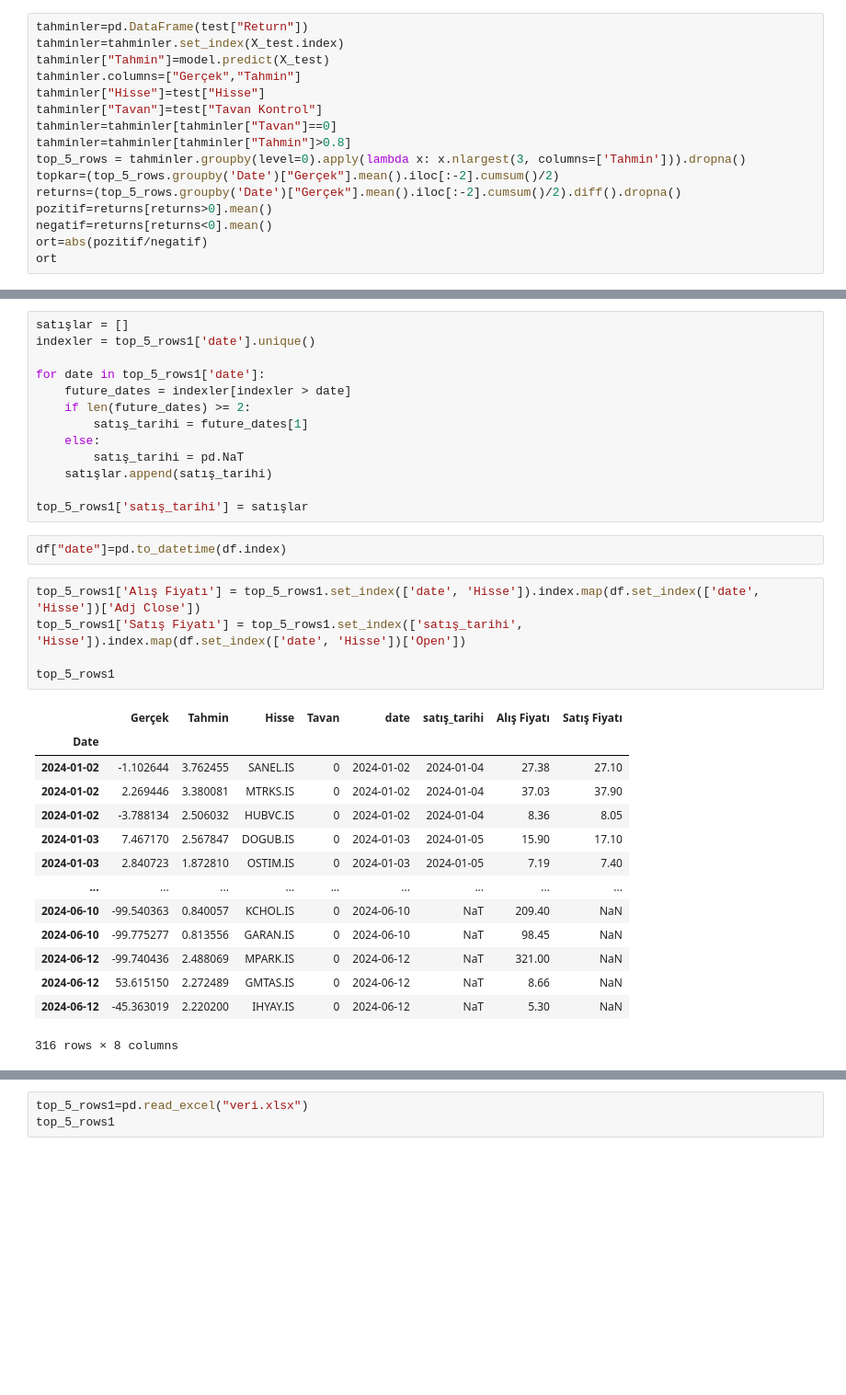
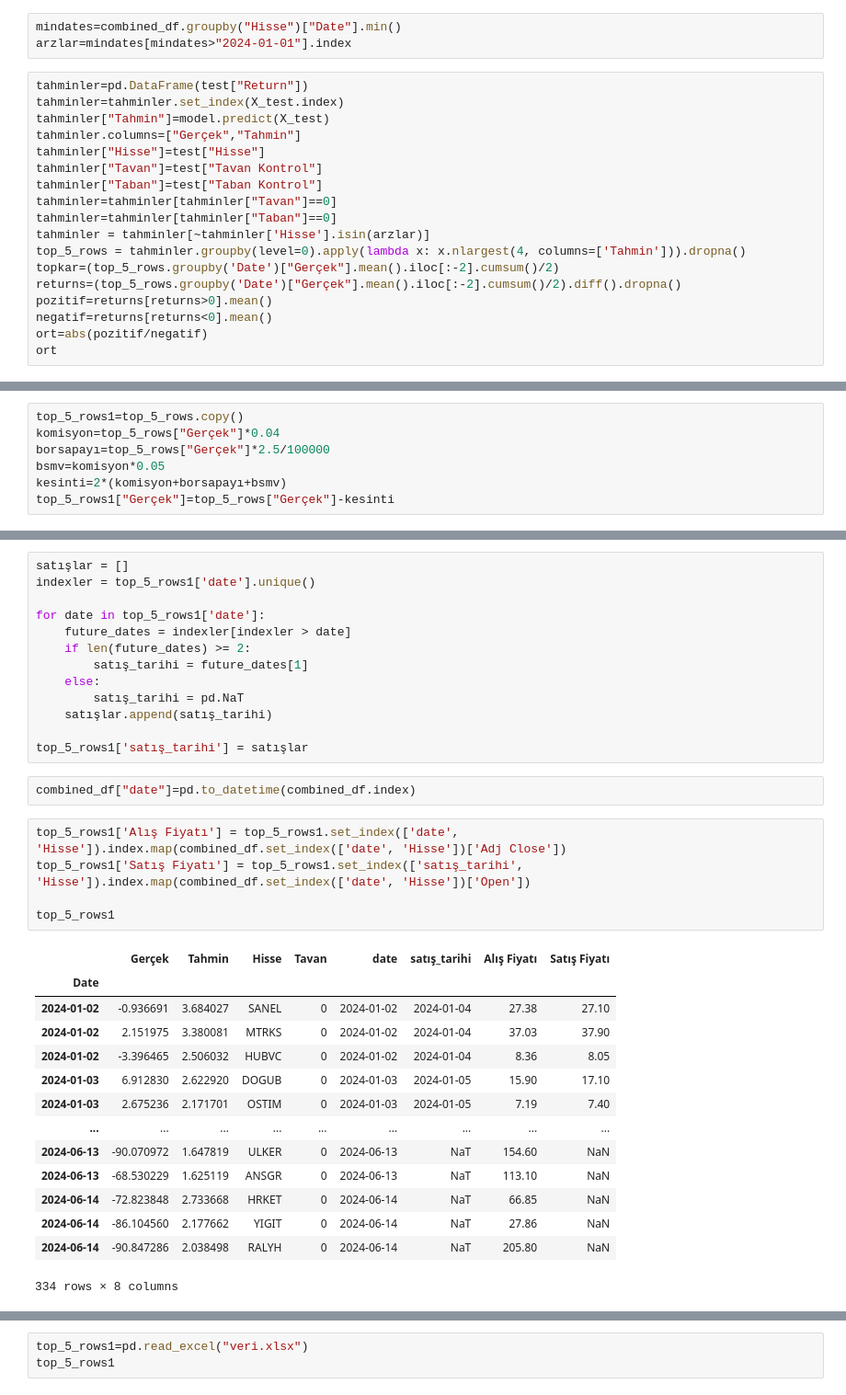
Before and after one commit to kaboya19/AI_Trade, a Jupyter notebook: AI_Trade.ipynb, the cells around one changed output, grey strips where cells are left out. Shown at 92% size. Drawn from its saved outputs; the diff is of its cells as text; blank space fills up the shorter version.

```diff
--- a/AI_Trade.ipynb
+++ b/AI_Trade.ipynb
@@ -396,3 +402,6 @@ model.load_model("./model/xtumyson.bin")
+# %%
+mindates=combined_df.groupby("Hisse")["Date"].min()
+arzlar=mindates[mindates>"2024-01-01"].index
 # %%
 tahminler=pd.DataFrame(test["Return"])
 tahminler=tahminler.set_index(X_test.index)
@@ -400,9 +409,11 @@ tahminler["Tahmin"]=model.predict(X_test)
 tahminler.columns=["Gerçek","Tahmin"]
 tahminler["Hisse"]=test["Hisse"]
 tahminler["Tavan"]=test["Tavan Kontrol"]
+tahminler["Taban"]=test["Taban Kontrol"]
 tahminler=tahminler[tahminler["Tavan"]==0]
-tahminler=tahminler[tahminler["Tahmin"]>0.8]
-top_5_rows = tahminler.groupby(level=0).apply(lambda x: x.nlargest(3, columns=['Tahmin'])).dropna()
+tahminler=tahminler[tahminler["Taban"]==0]
+tahminler = tahminler[~tahminler['Hisse'].isin(arzlar)]
+top_5_rows = tahminler.groupby(level=0).apply(lambda x: x.nlargest(4, columns=['Tahmin'])).dropna()
 topkar=(top_5_rows.groupby('Date')["Gerçek"].mean().iloc[:-2].cumsum()/2)
 returns=(top_5_rows.groupby('Date')["Gerçek"].mean().iloc[:-2].cumsum()/2).diff().dropna()
 pozitif=returns[returns>0].mean()
@@ -418,0 +441,7 @@ top_5_rows2["Gerçek"]-=0.4
+# %%
+top_5_rows1=top_5_rows.copy()
+komisyon=top_5_rows["Gerçek"]*0.04
+borsapayı=top_5_rows["Gerçek"]*2.5/100000
+bsmv=komisyon*0.05
+kesinti=2*(komisyon+borsapayı+bsmv)
+top_5_rows1["Gerçek"]=top_5_rows["Gerçek"]-kesinti
@@ -780,27 +770,27 @@ for date in top_5_rows1['date']:
 
 top_5_rows1['satış_tarihi'] = satışlar
 # %%
-df["date"]=pd.to_datetime(df.index)
+combined_df["date"]=pd.to_datetime(combined_df.index)
 # %%
-top_5_rows1['Alış Fiyatı'] = top_5_rows1.set_index(['date', 'Hisse']).index.map(df.set_index(['date', 'Hisse'])['Adj Close'])
-top_5_rows1['Satış Fiyatı'] = top_5_rows1.set_index(['satış_tarihi', 'Hisse']).index.map(df.set_index(['date', 'Hisse'])['Open'])
+top_5_rows1['Alış Fiyatı'] = top_5_rows1.set_index(['date', 'Hisse']).index.map(combined_df.set_index(['date', 'Hisse'])['Adj Close'])
+top_5_rows1['Satış Fiyatı'] = top_5_rows1.set_index(['satış_tarihi', 'Hisse']).index.map(combined_df.set_index(['date', 'Hisse'])['Open'])
 
 top_5_rows1
 # %% [output]
 |  | Gerçek | Tahmin | Hisse | Tavan | date | satış_tarihi | Alış Fiyatı | Satış Fiyatı |
 | Date |  |  |  |  |  |  |  |  |
-| 2024-01-02 | -1.102644 | 3.762455 | SANEL.IS | 0 | 2024-01-02 | 2024-01-04 | 27.38 | 27.10 |
-| 2024-01-02 | 2.269446 | 3.380081 | MTRKS.IS | 0 | 2024-01-02 | 2024-01-04 | 37.03 | 37.90 |
-| 2024-01-02 | -3.788134 | 2.506032 | HUBVC.IS | 0 | 2024-01-02 | 2024-01-04 | 8.36 | 8.05 |
-| 2024-01-03 | 7.467170 | 2.567847 | DOGUB.IS | 0 | 2024-01-03 | 2024-01-05 | 15.90 | 17.10 |
-| 2024-01-03 | 2.840723 | 1.872810 | OSTIM.IS | 0 | 2024-01-03 | 2024-01-05 | 7.19 | 7.40 |
+| 2024-01-02 | -0.936691 | 3.684027 | SANEL | 0 | 2024-01-02 | 2024-01-04 | 27.38 | 27.10 |
+| 2024-01-02 | 2.151975 | 3.380081 | MTRKS | 0 | 2024-01-02 | 2024-01-04 | 37.03 | 37.90 |
+| 2024-01-02 | -3.396465 | 2.506032 | HUBVC | 0 | 2024-01-02 | 2024-01-04 | 8.36 | 8.05 |
+| 2024-01-03 | 6.912830 | 2.622920 | DOGUB | 0 | 2024-01-03 | 2024-01-05 | 15.90 | 17.10 |
+| 2024-01-03 | 2.675236 | 2.171701 | OSTIM | 0 | 2024-01-03 | 2024-01-05 | 7.19 | 7.40 |
 | ... | ... | ... | ... | ... | ... | ... | ... | ... |
-| 2024-06-10 | -99.540363 | 0.840057 | KCHOL.IS | 0 | 2024-06-10 | NaT | 209.40 | NaN |
-| 2024-06-10 | -99.775277 | 0.813556 | GARAN.IS | 0 | 2024-06-10 | NaT | 98.45 | NaN |
-| 2024-06-12 | -99.740436 | 2.488069 | MPARK.IS | 0 | 2024-06-12 | NaT | 321.00 | NaN |
-| 2024-06-12 | 53.615150 | 2.272489 | GMTAS.IS | 0 | 2024-06-12 | NaT | 8.66 | NaN |
-| 2024-06-12 | -45.363019 | 2.220200 | IHYAY.IS | 0 | 2024-06-12 | NaT | 5.30 | NaN |
+| 2024-06-13 | -90.070972 | 1.647819 | ULKER | 0 | 2024-06-13 | NaT | 154.60 | NaN |
+| 2024-06-13 | -68.530229 | 1.625119 | ANSGR | 0 | 2024-06-13 | NaT | 113.10 | NaN |
+| 2024-06-14 | -72.823848 | 2.733668 | HRKET | 0 | 2024-06-14 | NaT | 66.85 | NaN |
+| 2024-06-14 | -86.104560 | 2.177662 | YIGIT | 0 | 2024-06-14 | NaT | 27.86 | NaN |
+| 2024-06-14 | -90.847286 | 2.038498 | RALYH | 0 | 2024-06-14 | NaT | 205.80 | NaN |
-316 rows × 8 columns
+334 rows × 8 columns
 # %%
 top_5_rows1=top_5_rows1.rename(columns={"date":"Alış Tarihi","Gerçek":"Kar","satış_tarihi":"Satış Tarihi"})
 top_5_rows1
```
Also changed, not shown: parts of 79 cells of this notebook, 15 other files.
